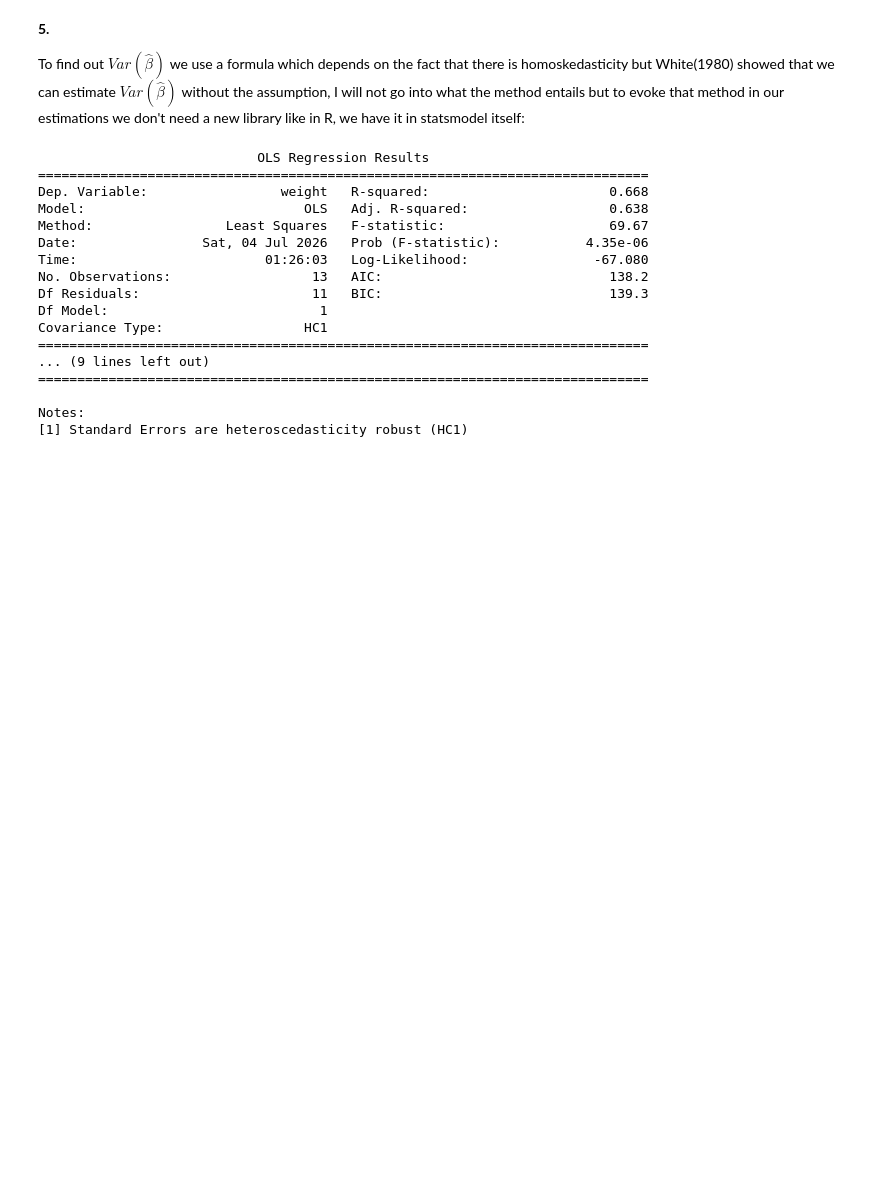
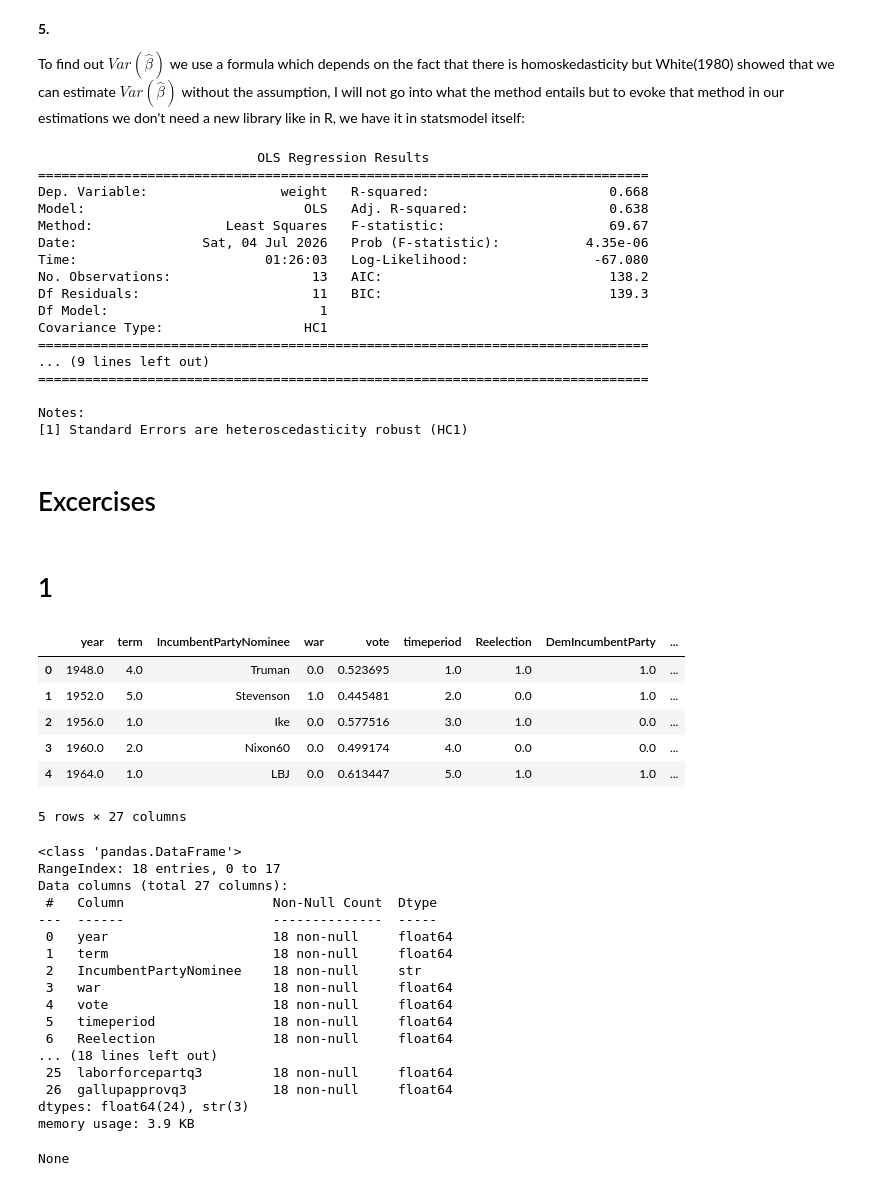
Before and after one commit to ani-research/Python-Companion-For-Real-Econometrics-by-M.Bailey, a Jupyter notebook: chapters/chapter03.ipynb, the cells around one changed output. Saved outputs shown, nothing was run; the diff lists cells and outputs as text; code cells hidden in the pictures; blank space fills up the shorter version.

```diff
--- a/chapters/chapter03.ipynb
+++ b/chapters/chapter03.ipynb
@@ -345,3 +346,38 @@ DonutOLS = smf.ols(
     "weight ~ donuts",
     data=DonutDF
 ).fit(cov_type="HC1")
+# %% [markdown]
+# Excercises
+# %% [markdown]
+# 1
+# %%
+rdt= pyreadr.read_r(r"filepath")
+voteDF= rdt["dta"]
+display(voteDF.head())
+display(voteDF.info())
+# %% [output]
+|  | year | term | IncumbentPartyNominee | war | vote | timeperiod | Reelection | DemIncumbentParty | ... |
+| 0 | 1948.0 | 4.0 | Truman | 0.0 | 0.523695 | 1.0 | 1.0 | 1.0 | ... |
+| 1 | 1952.0 | 5.0 | Stevenson | 1.0 | 0.445481 | 2.0 | 0.0 | 1.0 | ... |
+| 2 | 1956.0 | 1.0 | Ike | 0.0 | 0.577516 | 3.0 | 1.0 | 0.0 | ... |
+| 3 | 1960.0 | 2.0 | Nixon60 | 0.0 | 0.499174 | 4.0 | 0.0 | 0.0 | ... |
+| 4 | 1964.0 | 1.0 | LBJ | 0.0 | 0.613447 | 5.0 | 1.0 | 1.0 | ... |
+5 rows × 27 columns
+<class 'pandas.DataFrame'>
+RangeIndex: 18 entries, 0 to 17
+Data columns (total 27 columns):
+ #   Column                   Non-Null Count  Dtype
+---  ------                   --------------  -----
+ 0   year                     18 non-null     float64
+ 1   term                     18 non-null     float64
+ 2   IncumbentPartyNominee    18 non-null     str
+ 3   war                      18 non-null     float64
+ 4   vote                     18 non-null     float64
+ 5   timeperiod               18 non-null     float64
+ 6   Reelection               18 non-null     float64
+... (18 lines left out)
+ 25  laborforcepartq3         18 non-null     float64
+ 26  gallupapprovq3           18 non-null     float64
+dtypes: float64(24), str(3)
+memory usage: 3.9 KB
+None
```
Also changed, not shown: parts of 18 cells of this notebook, 1 other file.
